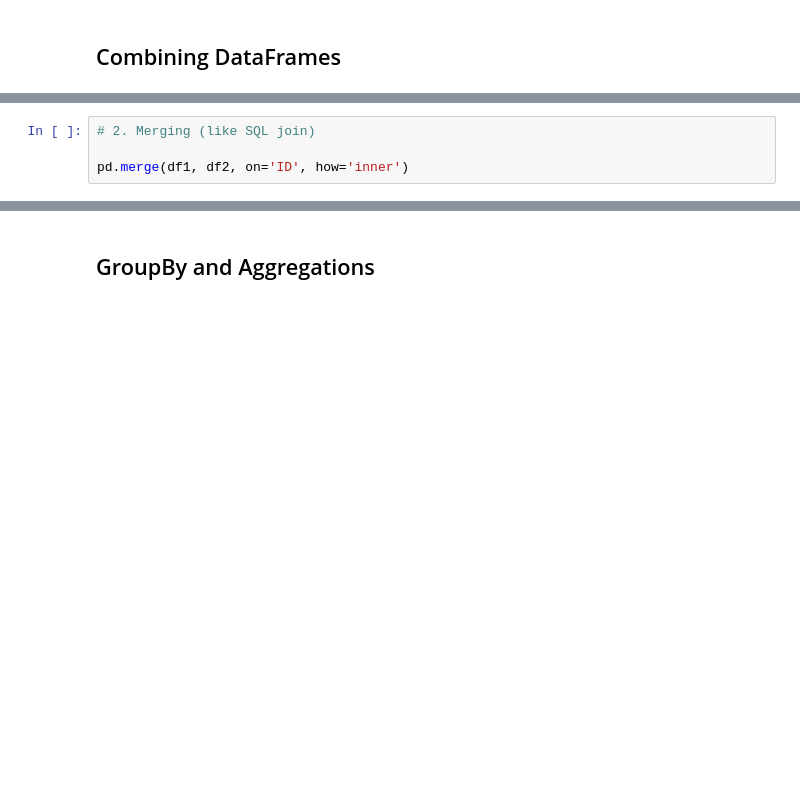
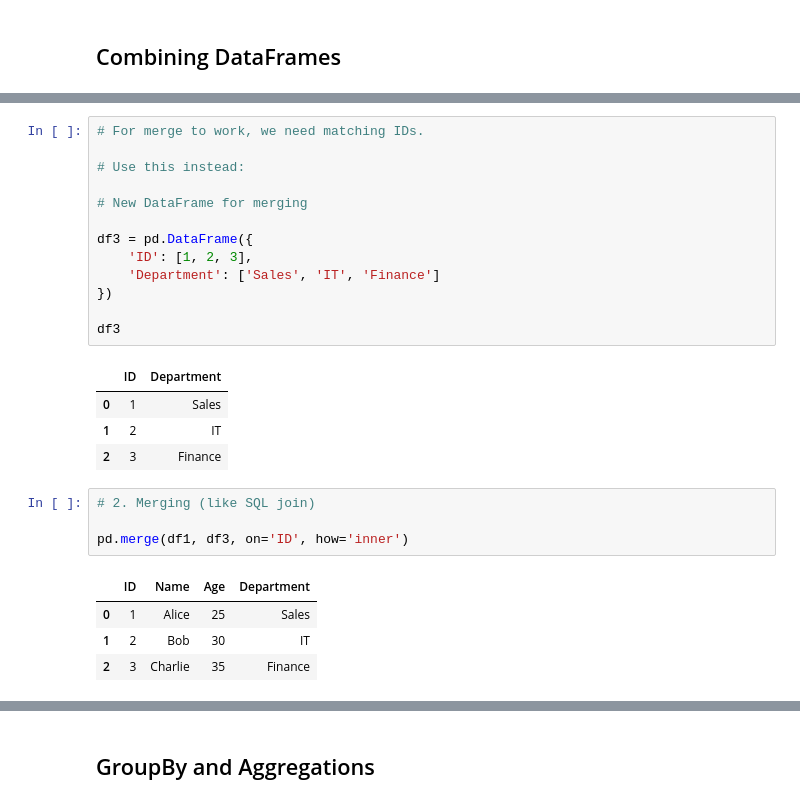
Before and after one commit to prodigy234/Artificial-Intelligence-Full-Course, a Jupyter notebook: PYTHON/Python Pandas/Pandas for Data Analysis.ipynb, the cells around one changed output, grey strips where cells are left out. Cells and saved outputs as stored; diff of their text form; blank space fills up the shorter version.

```diff
--- a/PYTHON/Python Pandas/Pandas for Data Analysis.ipynb
+++ b/PYTHON/Python Pandas/Pandas for Data Analysis.ipynb
@@ -217,7 +387,30 @@ NameError: name 'df1' is not defined
 # %%
-# 2. Merging (like SQL join)
+# For merge to work, we need matching IDs.
 
-pd.merge(df1, df2, on='ID', how='inner')
+# Use this instead:
+
+# New DataFrame for merging
+
+df3 = pd.DataFrame({
+    'ID': [1, 2, 3],
+    'Department': ['Sales', 'IT', 'Finance']
+})
+
+df3
+# %% [output]
+|  | ID | Department |
+| 0 | 1 | Sales |
+| 1 | 2 | IT |
+| 2 | 3 | Finance |
+# %%
+# 2. Merging (like SQL join)
+
+pd.merge(df1, df3, on='ID', how='inner')
+# %% [output]
+|  | ID | Name | Age | Department |
+| 0 | 1 | Alice | 25 | Sales |
+| 1 | 2 | Bob | 30 | IT |
+| 2 | 3 | Charlie | 35 | Finance |
 # %%
 # 3. Joining
 
```
Also changed, not shown: parts of 21 cells of this notebook.
